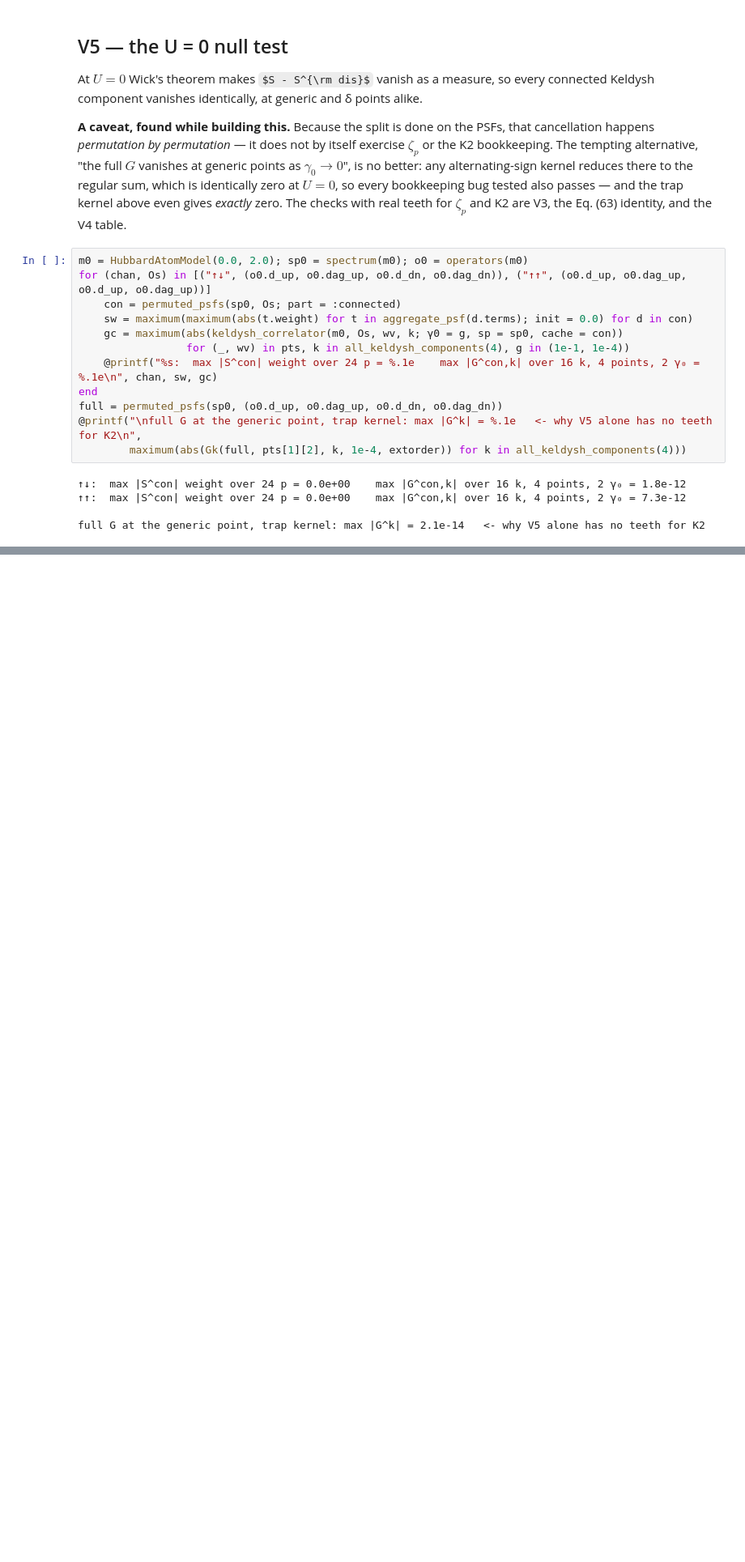
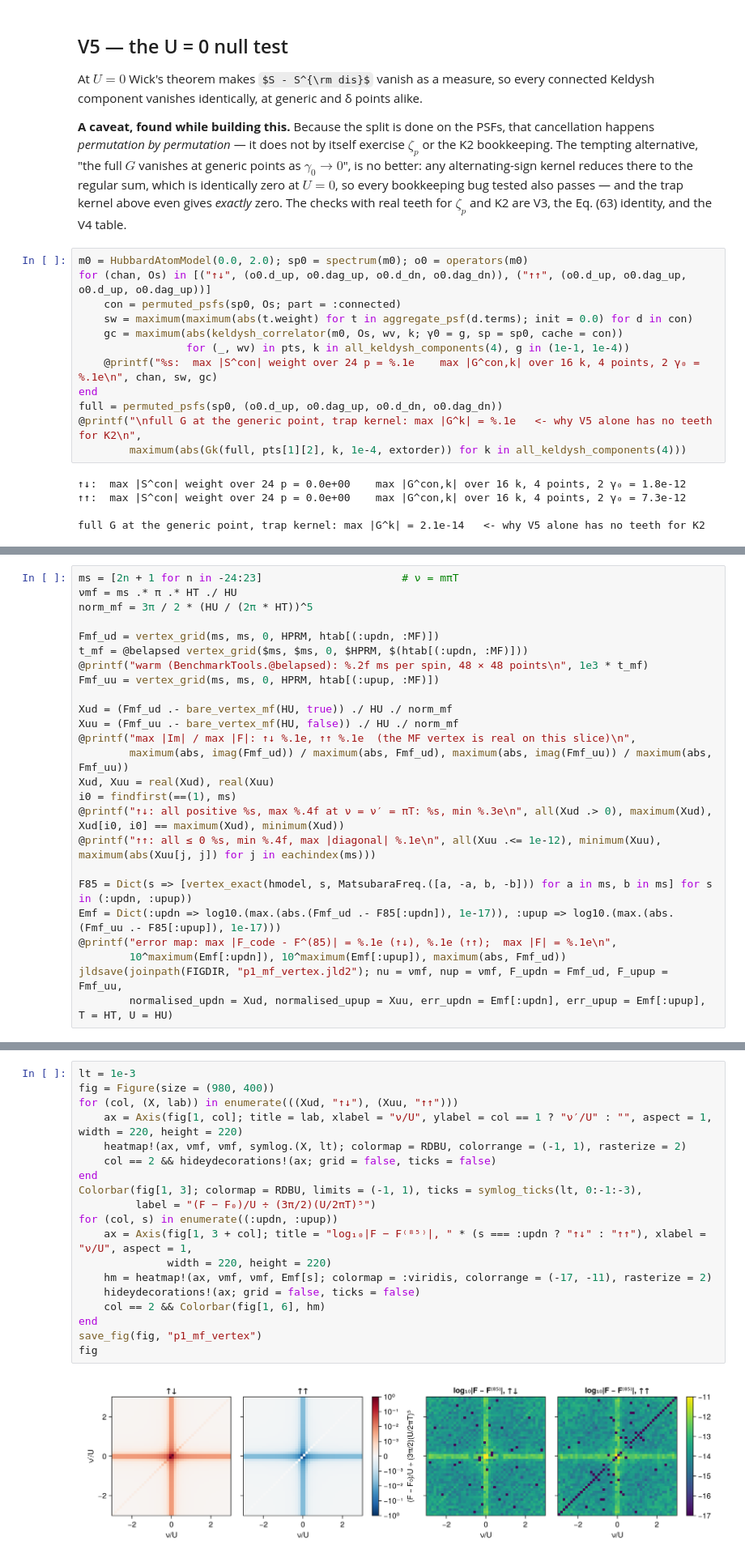
Before and after one commit to HyunSungJeong/Multipoint_Correlation_Ftns, a Jupyter notebook: notebooks/hubbard_atom_spectral_representation.ipynb, the cells around one changed output, grey strips where cells are left out. Shown at 81% size. Cells and saved outputs as stored; diff of their text form; some formulas as TeX source; blank space fills up the shorter version.

```diff
--- a/notebooks/hubbard_atom_spectral_representation.ipynb
+++ b/notebooks/hubbard_atom_spectral_representation.ipynb
@@ -988,0 +1195,25 @@ full G at the generic point, trap kernel: max |G^k| = 2.1e-14   <- why V5 alone
+# %%
+ms = [2n + 1 for n in -24:23]                      # ν = mπT
+νmf = ms .* π .* HT ./ HU
+norm_mf = 3π / 2 * (HU / (2π * HT))^5
+
+Fmf_ud = vertex_grid(ms, ms, 0, HPRM, htab[(:updn, :MF)])
+t_mf = @belapsed vertex_grid($ms, $ms, 0, $HPRM, $(htab[(:updn, :MF)]))
+@printf("warm (BenchmarkTools.@belapsed): %.2f ms per spin, 48 × 48 points\n", 1e3 * t_mf)
+Fmf_uu = vertex_grid(ms, ms, 0, HPRM, htab[(:upup, :MF)])
+
+Xud = (Fmf_ud .- bare_vertex_mf(HU, true)) ./ HU ./ norm_mf
+Xuu = (Fmf_uu .- bare_vertex_mf(HU, false)) ./ HU ./ norm_mf
+@printf("max |Im| / max |F|: ↑↓ %.1e, ↑↑ %.1e  (the MF vertex is real on this slice)\n",
+        maximum(abs, imag(Fmf_ud)) / maximum(abs, Fmf_ud), maximum(abs, imag(Fmf_uu)) / maximum(abs, Fmf_uu))
+Xud, Xuu = real(Xud), real(Xuu)
+i0 = findfirst(==(1), ms)
+@printf("↑↓: all positive %s, max %.4f at ν = ν′ = πT: %s, min %.3e\n", all(Xud .> 0), maximum(Xud), Xud[i0, i0] == maximum(Xud), minimum(Xud))
+@printf("↑↑: all ≤ 0 %s, min %.4f, max |diagonal| %.1e\n", all(Xuu .<= 1e-12), minimum(Xuu), maximum(abs(Xuu[j, j]) for j in eachindex(ms)))
+
+F85 = Dict(s => [vertex_exact(hmodel, s, MatsubaraFreq.([a, -a, b, -b])) for a in ms, b in ms] for s in (:updn, :upup))
+Emf = Dict(:updn => log10.(max.(abs.(Fmf_ud .- F85[:updn]), 1e-17)), :upup => log10.(max.(abs.(Fmf_uu .- F85[:upup]), 1e-17)))
+@printf("error map: max |F_code - F^(85)| = %.1e (↑↓), %.1e (↑↑);  max |F| = %.1e\n",
+        10^maximum(Emf[:updn]), 10^maximum(Emf[:upup]), maximum(abs, Fmf_ud))
+jldsave(joinpath(FIGDIR, "p1_mf_vertex.jld2"); nu = νmf, nup = νmf, F_updn = Fmf_ud, F_upup = Fmf_uu,
+        normalised_updn = Xud, normalised_upup = Xuu, err_updn = Emf[:updn], err_upup = Emf[:upup], T = HT, U = HU)
@@ -988,0 +1226,21 @@ full G at the generic point, trap kernel: max |G^k| = 2.1e-14   <- why V5 alone
+# %%
+lt = 1e-3
+fig = Figure(size = (980, 400))
+for (col, (X, lab)) in enumerate(((Xud, "↑↓"), (Xuu, "↑↑")))
+    ax = Axis(fig[1, col]; title = lab, xlabel = "ν/U", ylabel = col == 1 ? "ν′/U" : "", aspect = 1, width = 220, height = 220)
+    heatmap!(ax, νmf, νmf, symlog.(X, lt); colormap = RDBU, colorrange = (-1, 1), rasterize = 2)
+    col == 2 && hideydecorations!(ax; grid = false, ticks = false)
+end
+Colorbar(fig[1, 3]; colormap = RDBU, limits = (-1, 1), ticks = symlog_ticks(lt, 0:-1:-3),
+         label = "(F − F₀)/U ÷ (3π/2)(U/2πT)⁵")
+for (col, s) in enumerate((:updn, :upup))
+    ax = Axis(fig[1, 3 + col]; title = "log₁₀|F − F⁽⁸⁵⁾|, " * (s === :updn ? "↑↓" : "↑↑"), xlabel = "ν/U", aspect = 1,
+              width = 220, height = 220)
+    hm = heatmap!(ax, νmf, νmf, Emf[s]; colormap = :viridis, colorrange = (-17, -11), rasterize = 2)
+    hideydecorations!(ax; grid = false, ticks = false)
+    col == 2 && Colorbar(fig[1, 6], hm)
+end
+save_fig(fig, "p1_mf_vertex")
+fig
+# %% [output]
+[figure, added]
```
Also changed, not shown: parts of 33 cells of this notebook, 26 other files.
